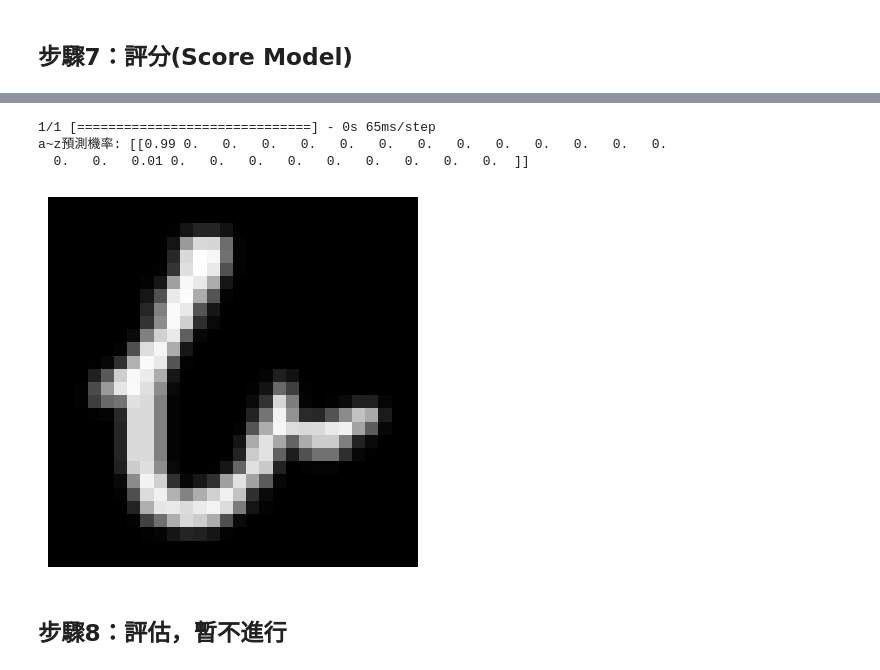
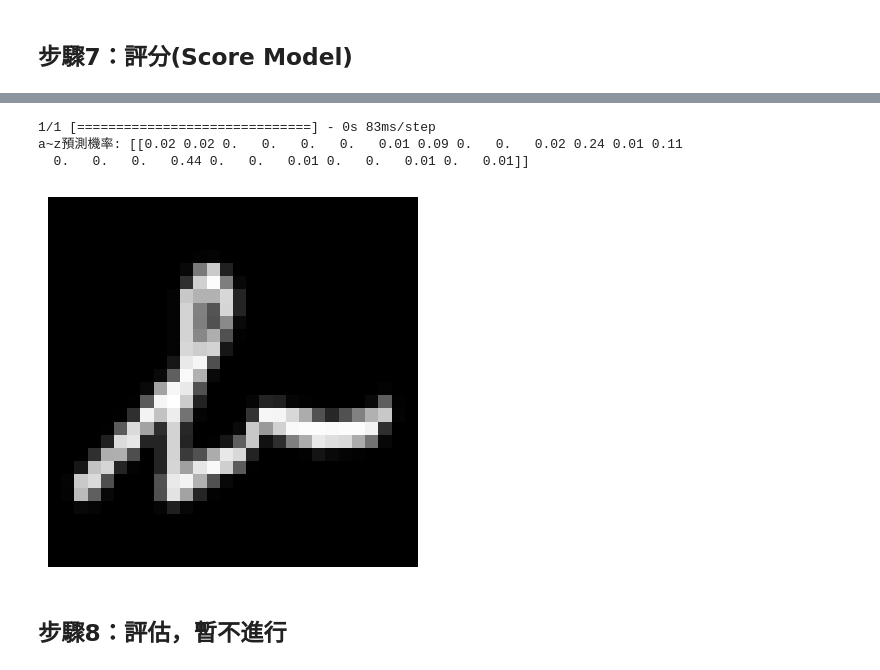
Before and after one commit to Tinalex1012/GJUN-ML, a Jupyter notebook: IPYNB/EMNIST.ipynb, the cells around one changed output, grey strips where cells are left out. Cells and saved outputs as stored; diff of their text form; code cells hidden in the pictures.

```diff
--- a/IPYNB/EMNIST.ipynb
+++ b/IPYNB/EMNIST.ipynb
@@ -337,20 +332,20 @@ prediction: [ 1  1  1  1  1  1 11  1  1 16  1 11  1  1  1  1  1  1  1  1]
 # %%
 import numpy as np
 
-predictions = model.predict(x_test_norm[8:9])
+predictions = model.predict(x_test_norm[906:907])
 print(f'a~z預測機率: {np.around(predictions, 2)}')
 # %% [output]
-1/1 [==============================] - 0s 65ms/step
-a~z預測機率: [[0.99 0.   0.   0.   0.   0.   0.   0.   0.   0.   0.   0.   0.   0.
-  0.   0.   0.01 0.   0.   0.   0.   0.   0.   0.   0.   0.  ]]
+1/1 [==============================] - 0s 83ms/step
+a~z預測機率: [[0.02 0.02 0.   0.   0.   0.   0.01 0.09 0.   0.   0.02 0.24 0.01 0.11
+  0.   0.   0.   0.44 0.   0.   0.01 0.   0.   0.01 0.   0.01]]
 # %%
-# 顯示第 9 筆圖像
-X2 = images_test[1000,:,:]
+# 顯示第 6 筆圖像
+X2 = images_test[906,:,:]
 plt.imshow(X2.reshape(28,28), cmap='gray')
 plt.axis('off')
 plt.show()
 # %% [output]
-[figure, old version]
+[figure, new version]
 # %% [markdown]
 ## 步驟8：評估，暫不進行
 # %% [markdown]
```
Also changed, not shown: parts of 15 cells of this notebook.
